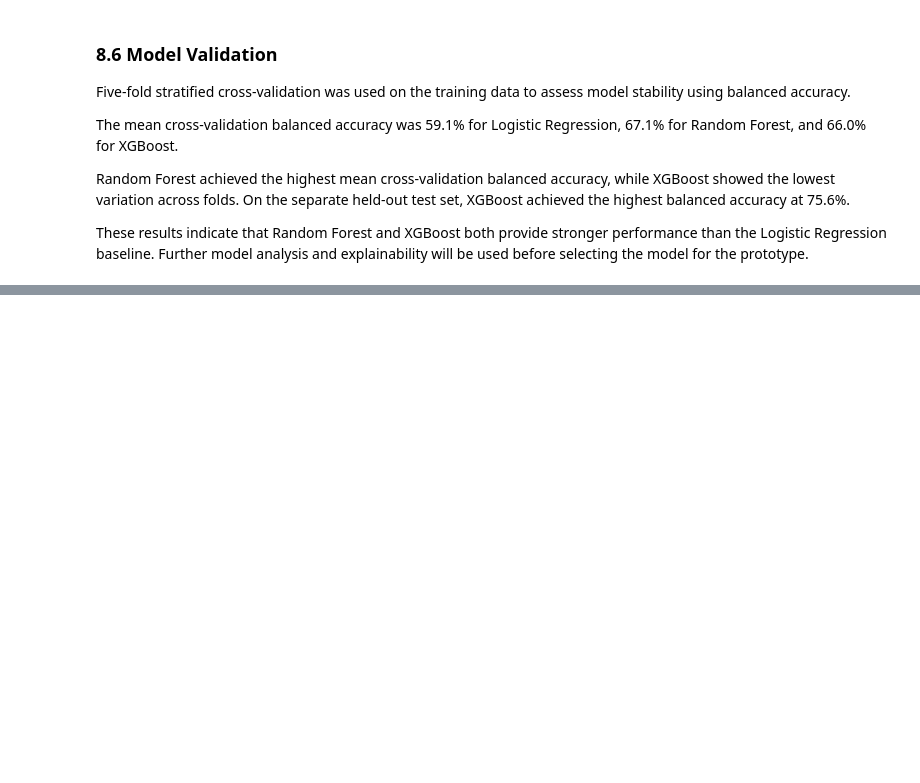
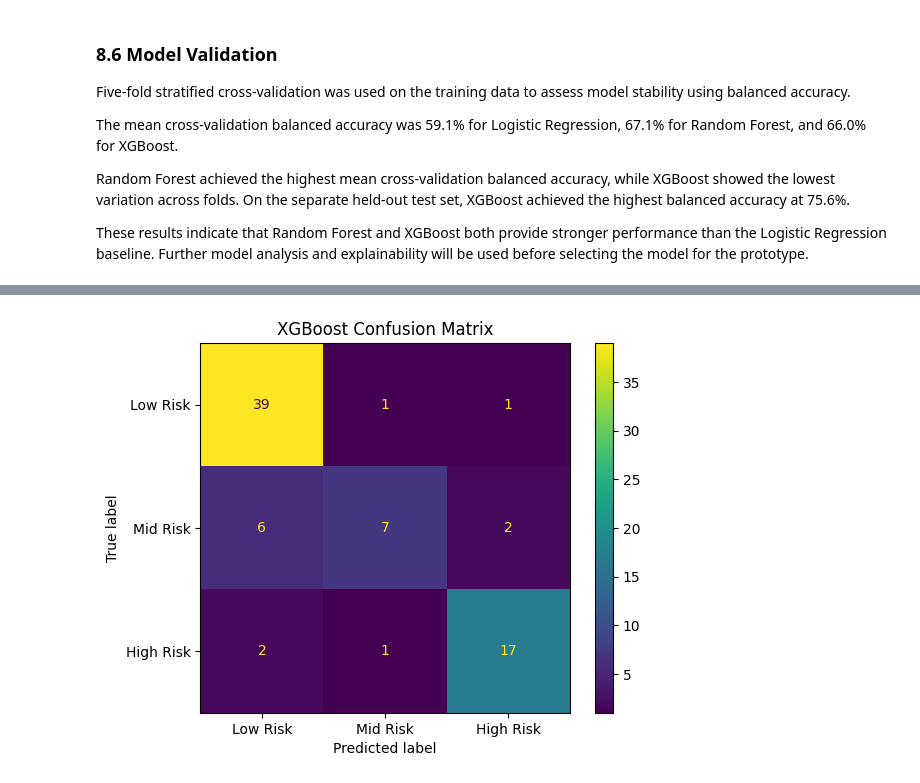
Before and after one commit to Spacexst/AppliedAI, a Jupyter notebook: Project.ipynb, the cells around one changed output, grey strips where cells are left out. Cells and saved outputs as stored; diff of their text form; code cells hidden in the pictures; blank space fills up the shorter version.

```diff
--- a/Project.ipynb
+++ b/Project.ipynb
@@ -1424,0 +1919,4 @@ These results indicate that Random Forest and XGBoost both provide stronger perf
+# %%
+y_pred_xgb = xgb_model.predict(X_test)
+
+print("XGBoost predictions created successfully.")
@@ -1424,0 +2256,16 @@ These results indicate that Random Forest and XGBoost both provide stronger perf
+# %%
+from sklearn.metrics import confusion_matrix, ConfusionMatrixDisplay
+import matplotlib.pyplot as plt
+
+cm_xgb = confusion_matrix(y_test, y_pred_xgb)
+
+disp = ConfusionMatrixDisplay(
+    confusion_matrix=cm_xgb,
+    display_labels=["Low Risk", "Mid Risk", "High Risk"]
+)
+
+disp.plot()
+plt.title("XGBoost Confusion Matrix")
+plt.show()
+# %% [output]
+[figure, added]
```
Also changed, not shown: parts of 86 cells of this notebook, 1 other file.
